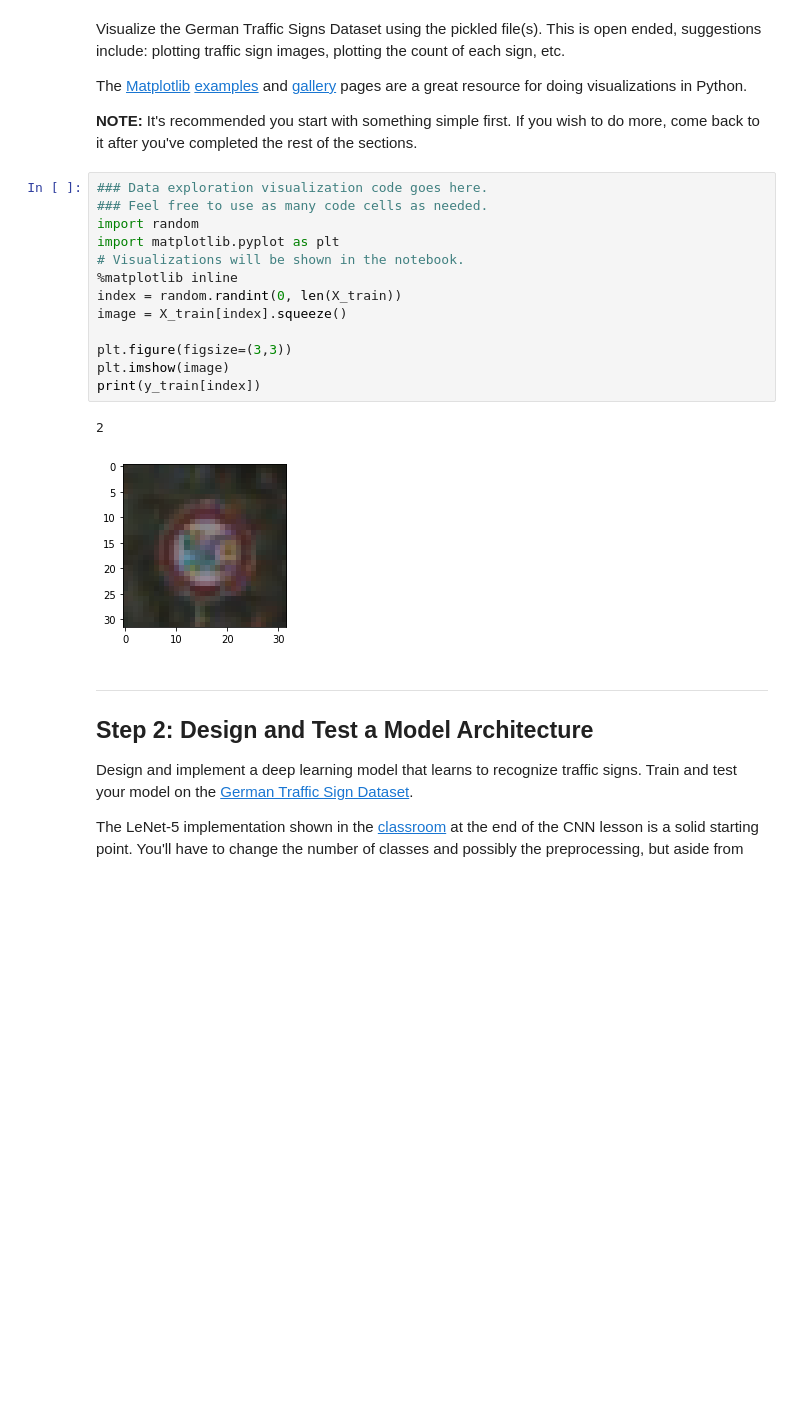
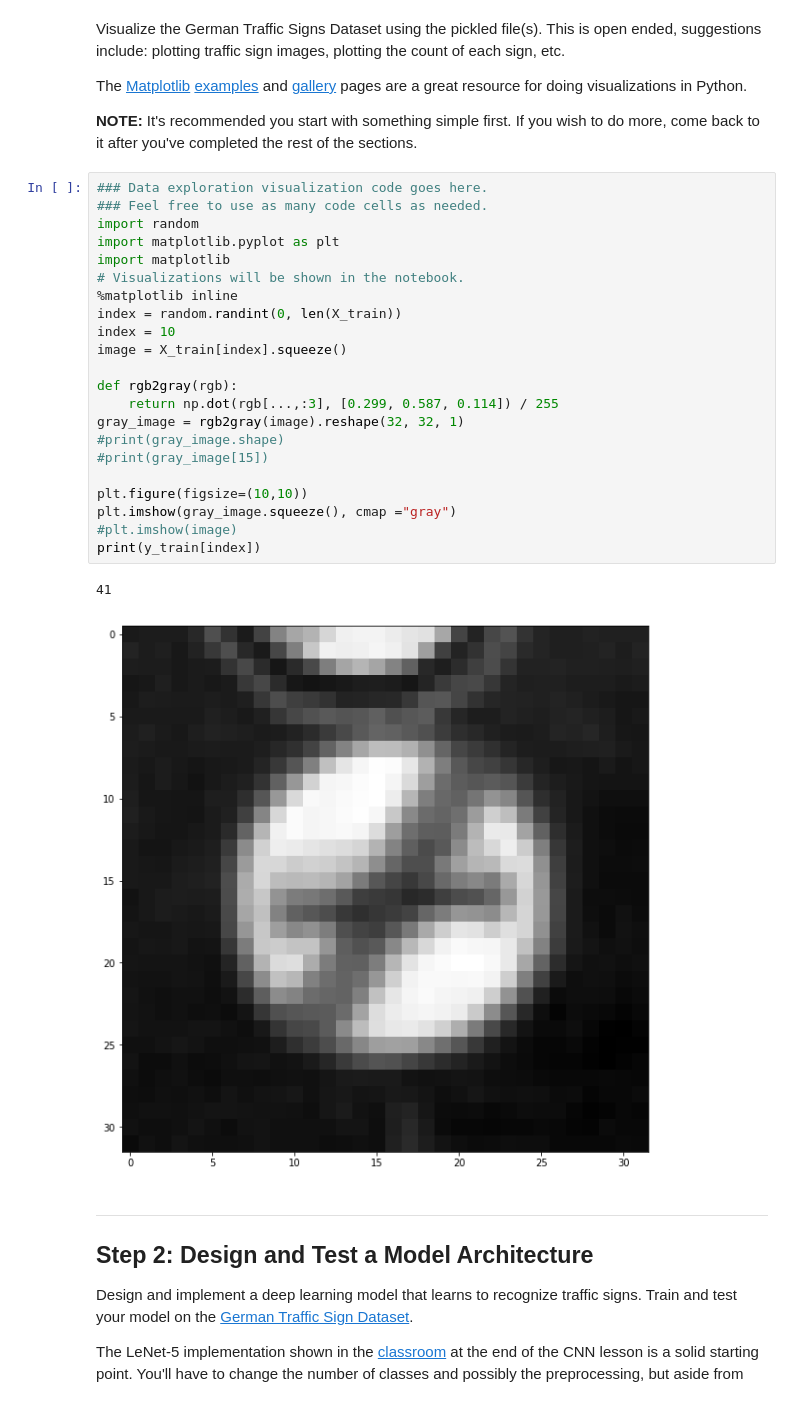
Before and after one commit to seongyooncho/CarND-Traffic-Sign-Classifier-Project, a Jupyter notebook: Traffic_Sign_Classifier.ipynb, the cells around one changed output. Drawn from its saved outputs; the diff is of its cells as text; blank space fills up the shorter version.

```diff
--- a/Traffic_Sign_Classifier.ipynb
+++ b/Traffic_Sign_Classifier.ipynb
@@ -91,19 +91,28 @@ The [Matplotlib](http://matplotlib.org/) [examples](http://matplotlib.org/exampl
 # %%
 ### Data exploration visualization code goes here.
 ### Feel free to use as many code cells as needed.
 import random
 import matplotlib.pyplot as plt
+import matplotlib
 # Visualizations will be shown in the notebook.
 %matplotlib inline
 index = random.randint(0, len(X_train))
+index = 10
 image = X_train[index].squeeze()
 
-plt.figure(figsize=(3,3))
-plt.imshow(image)
+def rgb2gray(rgb):
+    return np.dot(rgb[...,:3], [0.299, 0.587, 0.114]) / 255
+gray_image = rgb2gray(image).reshape(32, 32, 1)
+#print(gray_image.shape)
+#print(gray_image[15])
+
+plt.figure(figsize=(10,10))
+plt.imshow(gray_image.squeeze(), cmap ="gray")
+#plt.imshow(image)
 print(y_train[index])
 # %% [output]
-2
+41
-[figure, old version]
+[figure, new version]
 # %% [markdown]
 ----
 
```
Also changed, not shown: parts of 4 cells of this notebook, 4 other files.
